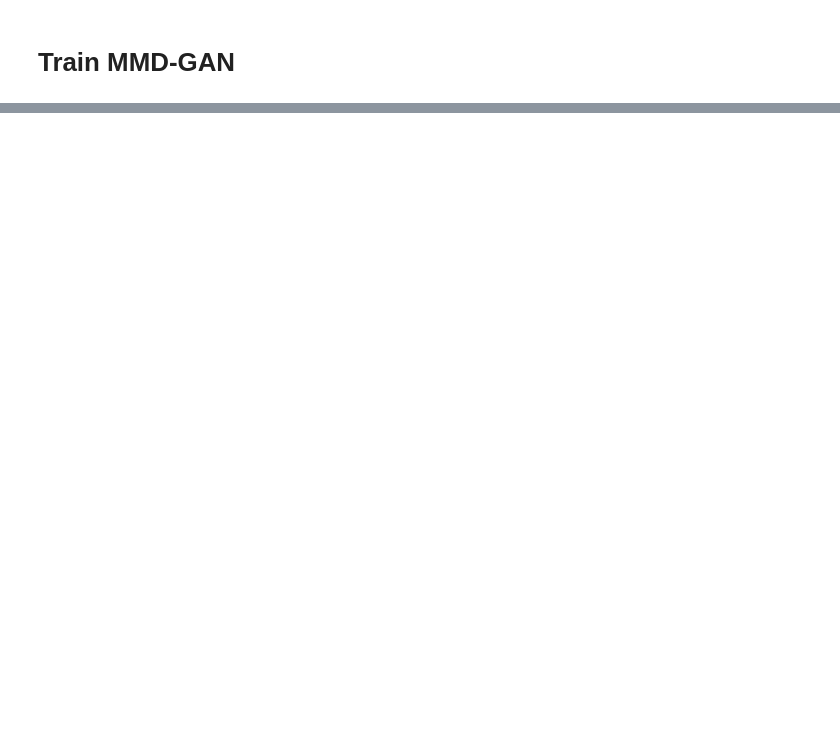
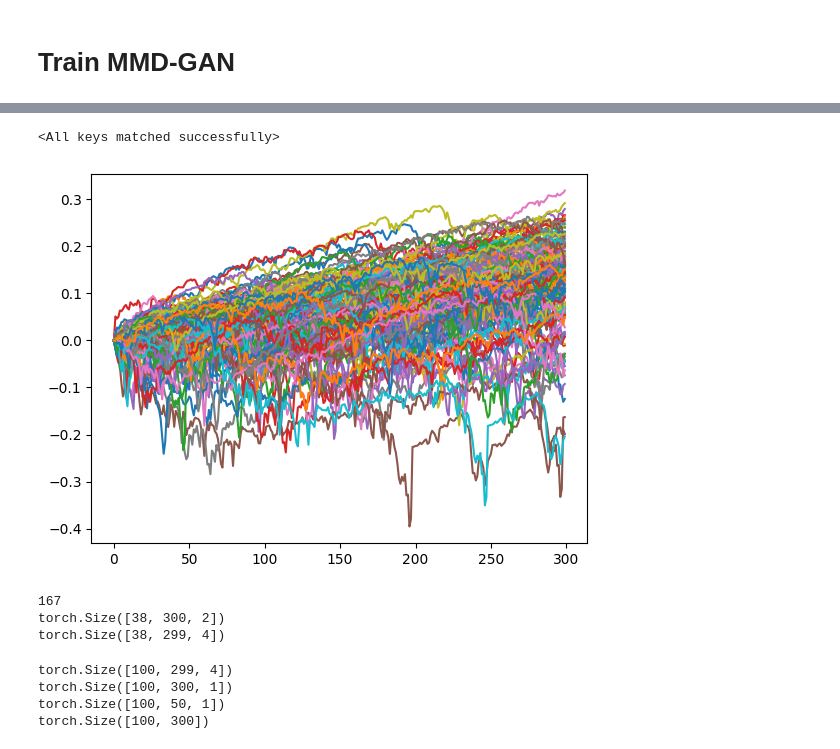
Before and after one commit to justinhou95/Generative-Model-Signature-MMD, a Jupyter notebook: train_model_pdv_conditional.ipynb, the cells around one changed output, grey strips where cells are left out. Cells and saved outputs as stored; diff of their text form; code cells hidden in the pictures; blank space fills up the shorter version.

Commit message:
450 start

```diff
--- a/train_model_pdv_conditional.ipynb
+++ b/train_model_pdv_conditional.ipynb
@@ -137,4 +127,4 @@ GenLSTM(
 # %% [markdown]
 # Train MMD-GAN
 # %%
-train(generator, kernel, dataloader, rng, writer, device, **{**train_params, **model_params, **data_params})
+# train(generator, kernel, dataloader, rng, writer, device, **{**train_params, **model_params, **data_params})
@@ -150,0 +131,18 @@ KeyboardInterrupt:
+# %%
+base_path = 'runs/Sep06_09-50-55_ada-29_rq_10/'
+generator.load_state_dict(torch.load(base_path+'generator.pt', map_location=torch.device('cpu')))
+# %% [output]
+<All keys matched successfully>
+# %%
+# Visualize data
+for item in dataloader:
+    plt.plot(item[0][:,:,1].T)
+plt.show()
+print(len(dataloader.dataset))
+print(item[0].shape)
+print(item[1].shape)
+# %% [output]
+[figure, added]
+167
+torch.Size([38, 300, 2])
+torch.Size([38, 299, 4])
@@ -150,0 +161,26 @@ KeyboardInterrupt:
+# %%
+# create MA model with data up to start_date but model parameters will be from self.res.params trained during init
+ma_model = arch.arch_model(self.df.loc[:, 'gaussianized'], mean=MEAN_MODEL, p=self.p, q=Q_CONST, rescale=False)
+
+# set distribution of MA model with random state passed in the construction for reproducibility
+ma_model.distribution = Normal(seed=self.rs)
+
+# for _ in tqdm(range(n_batches)):
+for _ in range(n_batches):
+    forecasts = ma_model.forecast(params=self.res.params, horizon=self.sample_len-1, method='simulation', simulations=self.noise_dim*n_noise)
+    noise = forecasts.simulations.residuals[0].T
+    noise = noise.reshape(noise.shape[0], self.noise_dim, n_noise).transpose(2, 0, 1) # shape (batch_size, sample_len-1, noise_dim)
+    noise = torch.tensor(noise, dtype=self.dtype, device=device, requires_grad=False)
+
+
+    print(noise.shape)
+    print(t.shape)
+    print(hist_x.shape)
+
+    output_whist = generator(noise, t, hist_x).detach().cpu().squeeze()
+    print(output_whist.shape)
+# %% [output]
+torch.Size([100, 299, 4])
+torch.Size([100, 300, 1])
+torch.Size([100, 50, 1])
+torch.Size([100, 300])
```
Also changed, not shown: parts of 10 cells of this notebook, 7 other files.
